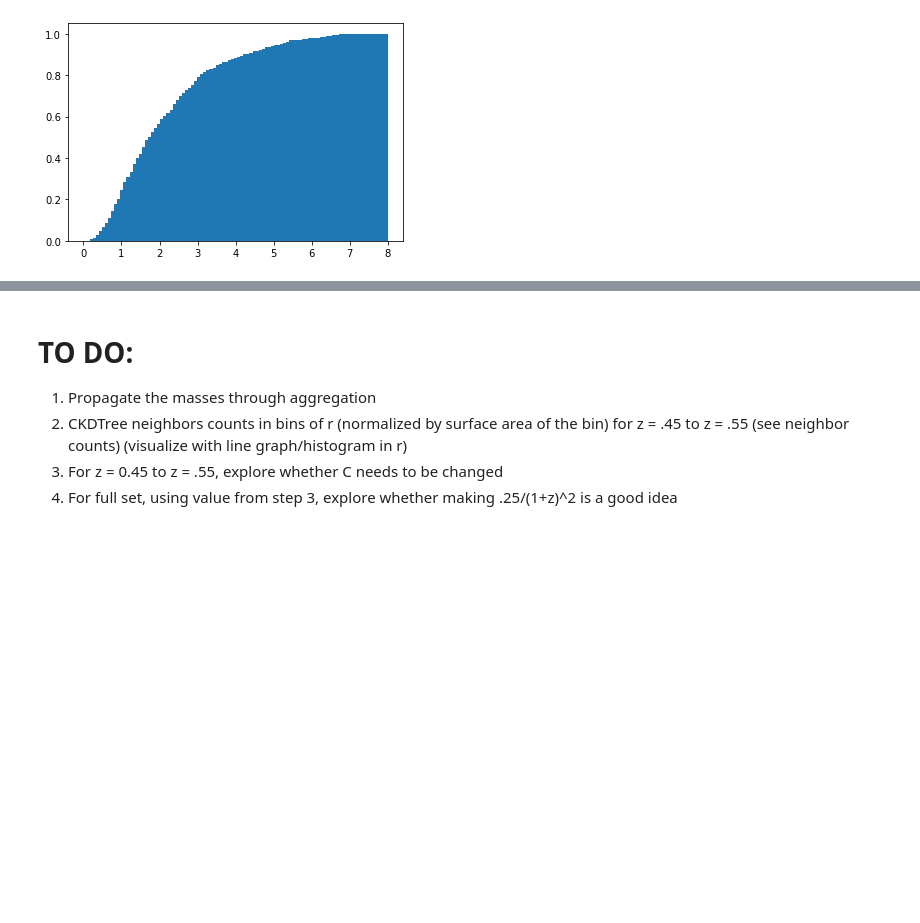
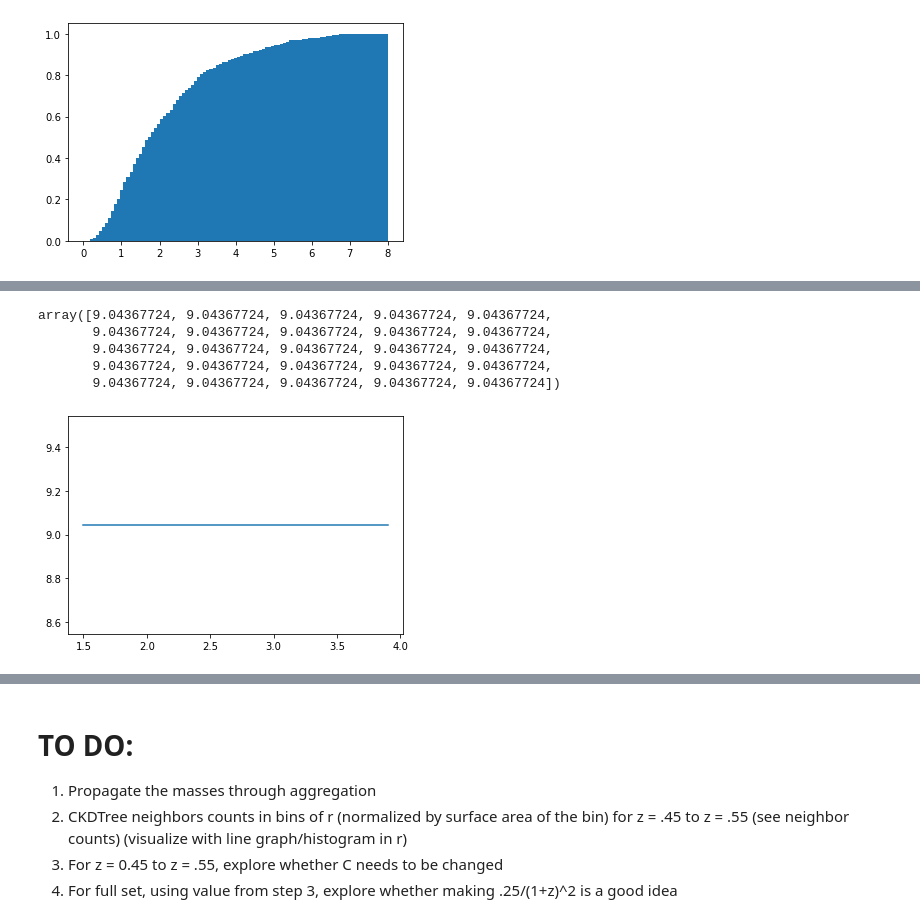
Before and after one commit to mjyb16/DESI_clusters_dumping_ground, a Jupyter notebook: DESI_Looped.ipynb, the cells around one changed output, grey strips where cells are left out. Drawn from its saved outputs; the diff is of its cells as text; code cells hidden in the pictures; blank space fills up the shorter version.

```diff
--- a/DESI_Looped.ipynb
+++ b/DESI_Looped.ipynb
@@ -211,11 +211,12 @@ def mclusters(binned, binned_g, C = 2.5, r = 2):
         massive_sample["neighbor_numbers"] = pd.Series(neighbors)
         massive_sample["neighbors"] = pd.Series(counts)
 
-        masses = 10**sample.mass
-        massive_sample["neighbor_mass"] = np.zeros(len(massive_sample))
+        """massive_sample["neighbor_mass"] = np.zeros(len(massive_sample))
         for i in range (0, len(massive_sample)):
-            massive_sample["neighbor_mass"][i] = np.log10(np.sum(masses[massive_sample.neighbor_numbers[i]]))
-            #Need to aggregate this mass whenever I do an aggregation
+            neighboring_sample = sample.iloc[massive_sample.neighbor_numbers[i]]
+            local_sample = neighboring_sample[np.logical_and(neighboring_sample.z_phot_median < np.mean(sample.z_phot_median) + 0.005, neighboring_sample.z_phot_median >= np.mean(sample.z_phot_median) - 0.005)]
+            masses = 10**local_sample.mass/oversample
+            massive_sample["neighbor_mass"][i] = np.log10(np.sum(masses))"""
 
         reds = sample.z_phot_median
         massive_sample["mean_red"] = np.zeros(len(massive_sample))
@@ -270,7 +271,7 @@ cluster_bins = []
 cluster_gal_bins = []
 delayed_results = []
 for b in range(len(binned)):
-    delayed_result = mclusters(binned[b], binned_g[b], r=5)
+    delayed_result = mclusters(binned[b], binned_g[b], r=2)
     delayed_results.append(delayed_result)
 # %%
 results = dask.compute(*delayed_results)
@@ -432,0 +571,18 @@ plt.show()
+# %%
+rrange = np.arange(1.5, 4, 0.5)
+radius_bins_sample = np.arange(1.5, 4, 0.5)
+radius_bins_cluster = np.arange(1.5, 4, 0.5)
+i = 0
+for radius in rrange:
+    delayed_results = []
+    for b in range(30, 32):
+        delayed_result = cluster_residents_radius(binned[b], binned_g[b], np.copy(radius))
+        print(radius)
+        delayed_results.append(delayed_result)
+    results = dask.compute(*delayed_results)
+    attempt = np.array(results)
+    print((attempt[:, 0]))
+    print((attempt[:, 1]))
+    radius_bins_sample[i] = np.mean(attempt[:, 0])
+    radius_bins_cluster[i] = np.mean(attempt[:, 1])
+    i += 1
@@ -432,0 +618,13 @@ plt.show()
+# %%
+radius_bins_sample
+# %% [output]
+array([9.04367724, 9.04367724, 9.04367724, 9.04367724, 9.04367724,
+       9.04367724, 9.04367724, 9.04367724, 9.04367724, 9.04367724,
+       9.04367724, 9.04367724, 9.04367724, 9.04367724, 9.04367724,
+       9.04367724, 9.04367724, 9.04367724, 9.04367724, 9.04367724,
+       9.04367724, 9.04367724, 9.04367724, 9.04367724, 9.04367724])
+# %%
+plt.plot(rrange, radius_bins_sample, "-")
+plt.show()
+# %% [output]
+[figure, added]
```
Also changed, not shown: parts of 18 cells of this notebook, 33 other files.
